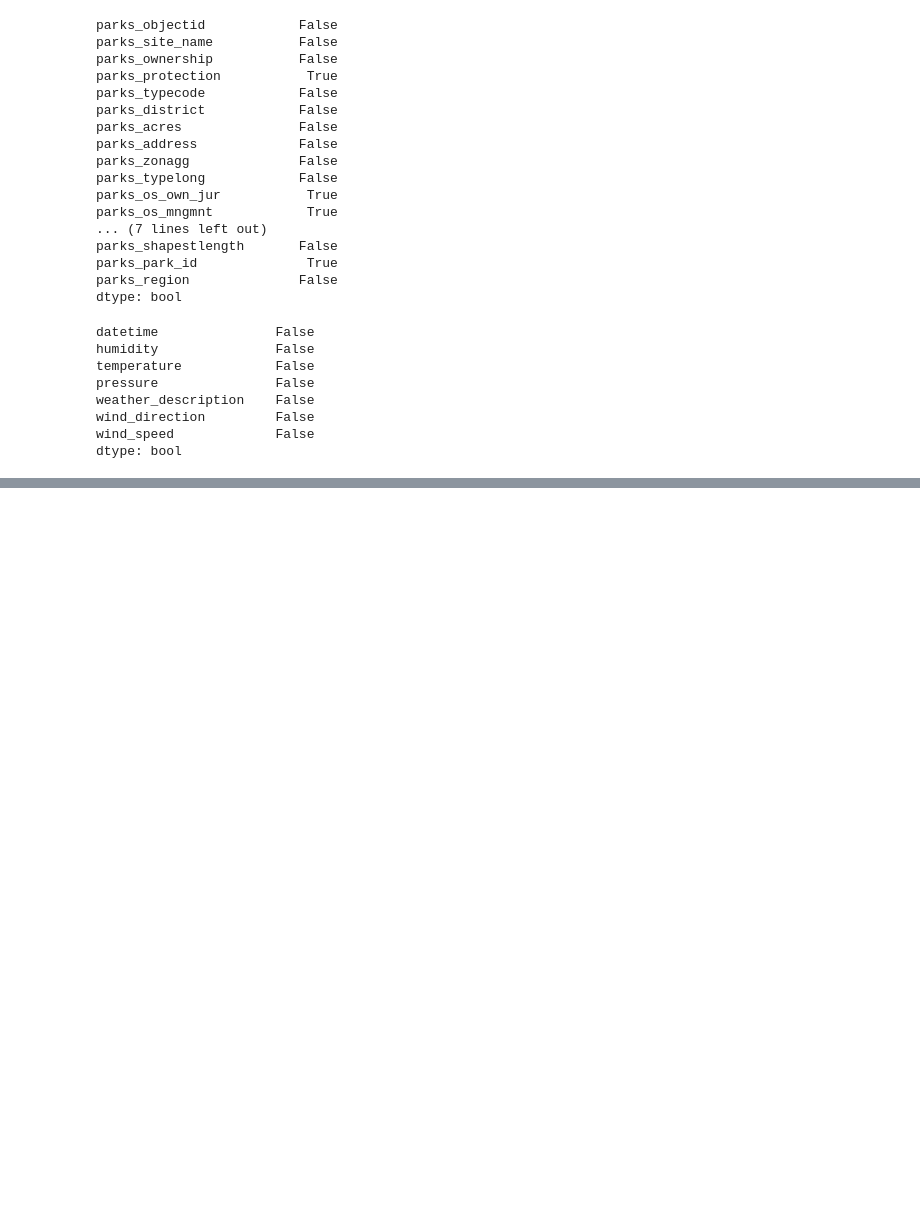
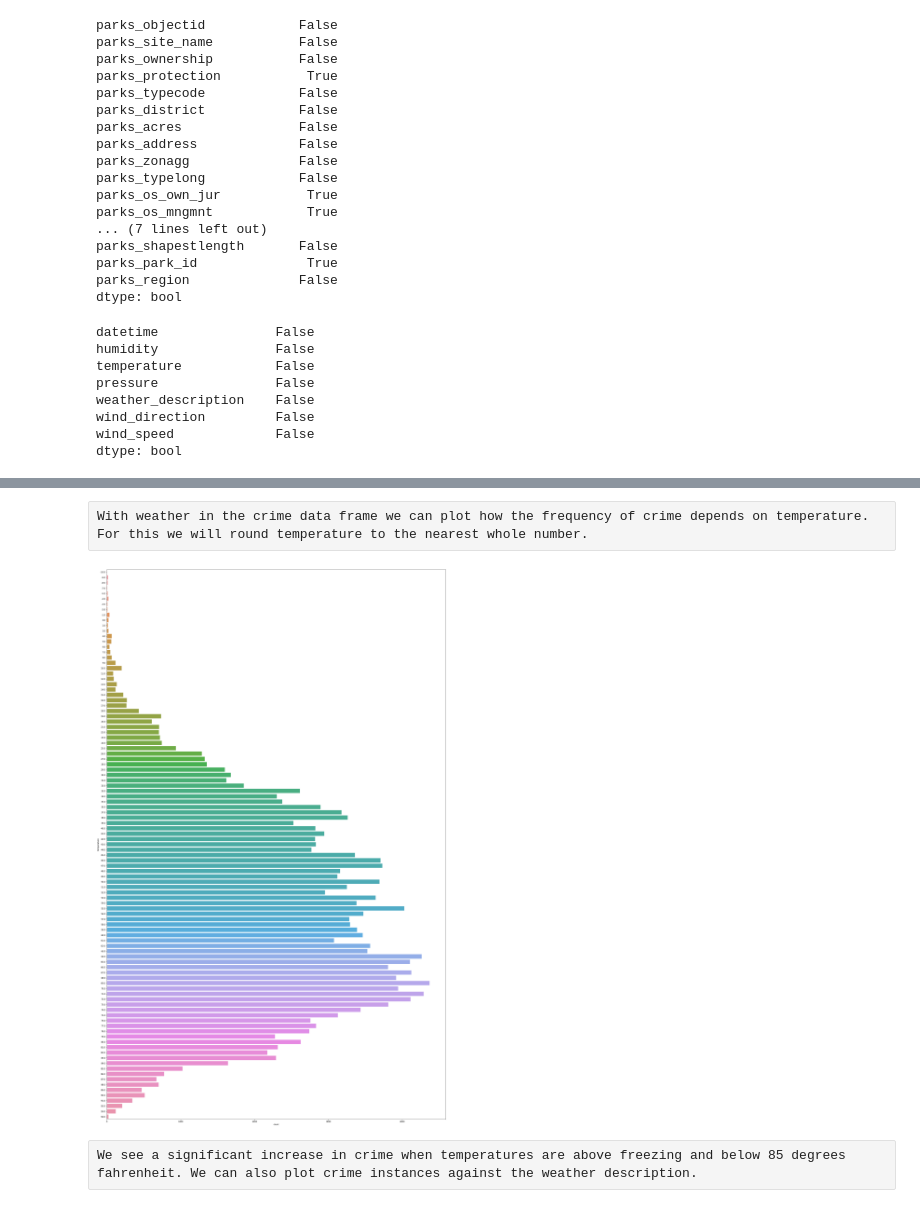
Before and after one commit to stephanGarland/sml-project-fall-2019, a Jupyter notebook: boston.ipynb, the cells around one changed output, grey strips where cells are left out. Saved outputs shown, nothing was run; the diff lists cells and outputs as text; code cells hidden in the pictures; blank space fills up the shorter version.

```diff
--- a/boston.ipynb
+++ b/boston.ipynb
@@ -247,0 +307,10 @@ crime_with_weather.dropna(subset=["humidity",
+# %% [raw]
+With weather in the crime data frame we can plot how the frequency of crime depends on temperature. For this we will round temperature to the nearest whole number.
+# %%
+plt.figure(figsize=(30, 50))    #We are giving the size of figure
+sns.countplot(y=crime_with_weather.temperature.round(decimals=0))  #countplot taking counts of the columns which you choose
+plt.show()
+# %% [output]
+[figure, added]
+# %% [raw]
+We see a significant increase in crime when temperatures are above freezing and below 85 degrees fahrenheit. We can also plot crime instances against the weather description.
```
Also changed, not shown: parts of 17 cells of this notebook, 5 other files.
